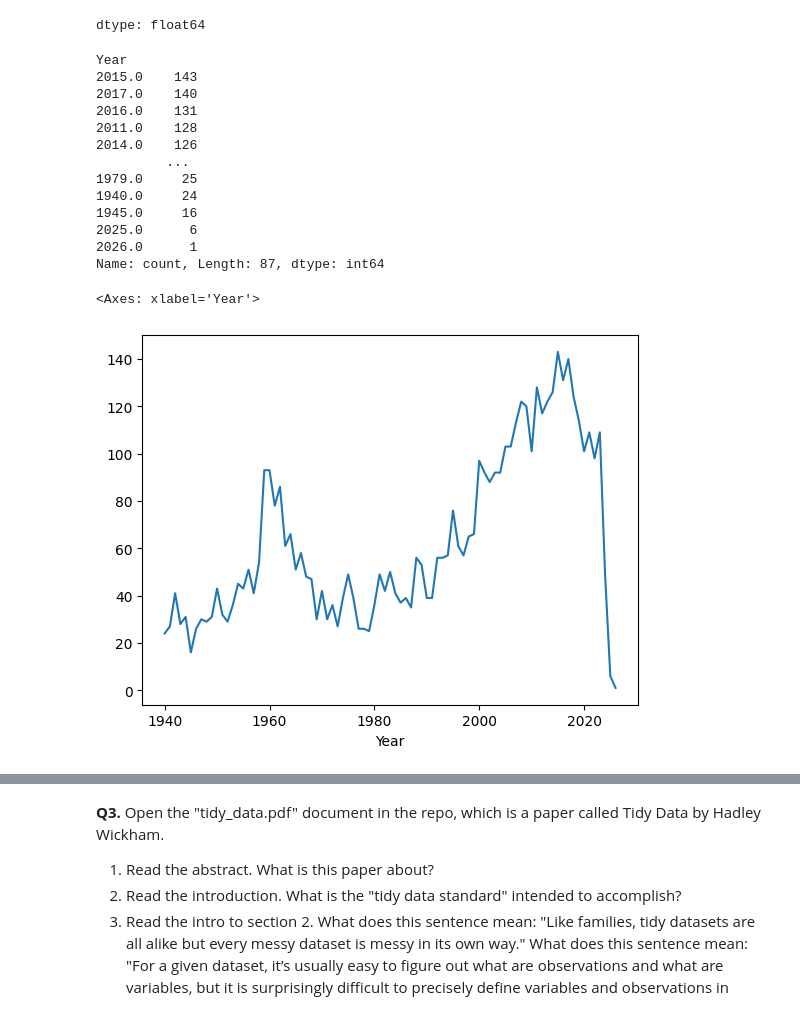
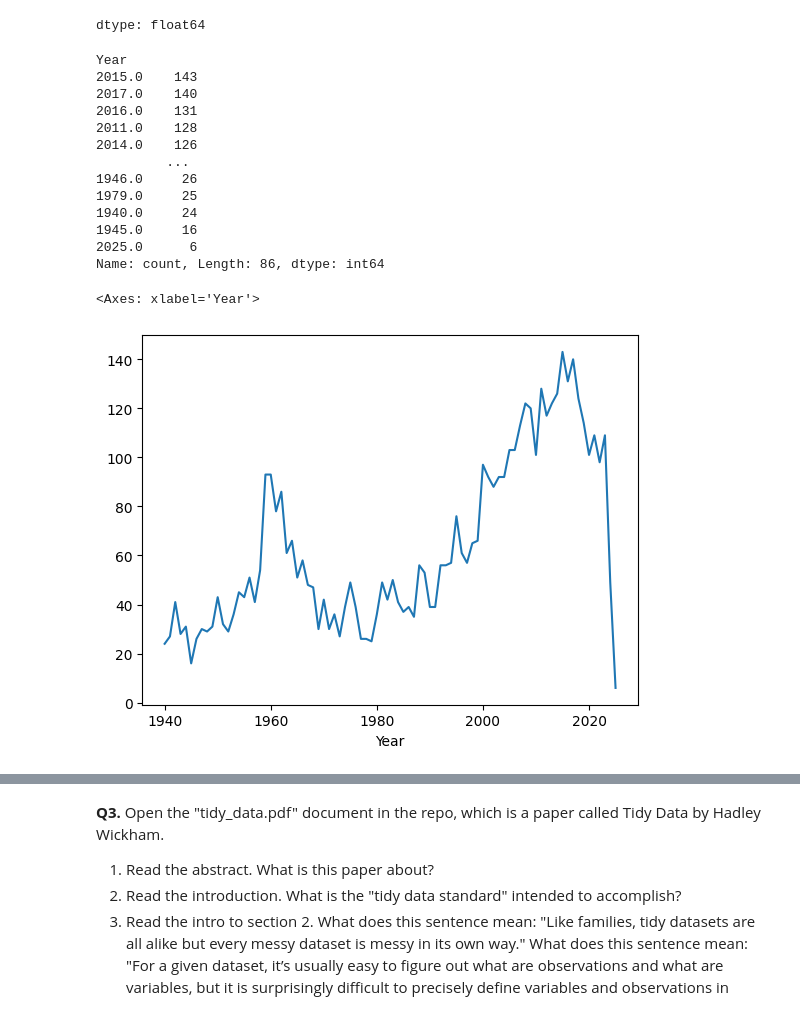
Before and after one commit to KaranRawatUVA/wrangling, a Jupyter notebook: assignment/assignment.ipynb, the cells around one changed output, grey strips where cells are left out. Saved outputs shown, nothing was run; the diff lists cells and outputs as text; code cells hidden in the pictures.

```diff
--- a/assignment/assignment.ipynb
+++ b/assignment/assignment.ipynb
@@ -48,7 +52,7 @@ updated = updated[updated['Year'] != 2026] #gets rid of 2026 because that has no
 # %%
 # Filter the rows to focus on attacks since 1940.
-updated = updated[updated['Year'] >= 1940]
-updated['Year'].describe()
+updated_filtered = updated[updated['Year'] >= 1940]
+updated_filtered['Year'].describe()
 # %% [output]
 |  | Year |
 | count | 5457.000000 |
@@ -63,29 +67,29 @@ dtype: float64
 # %%
 # Are attacks increasing, decreasing, or remaining constant over time?
 
-year_counts = updated['Year'].value_counts()
+year_counts = updated_filtered['Year'].value_counts()
 print(year_counts)
 year_counts = year_counts.sort_index()
 
 year_counts.head()
 year_counts.plot(x='Year', y='', kind='line')
 
 
-# Attacks seem to be increasing over time. There is a dip in 2025/2026 because those full years have not happened yet.
+# Attacks seem to be increasing over time. There is a dip in 2025 because those full years have not happened yet.
 # 1960s have a huge spike but overall it seems attacks have increased over time
 # %% [output]
 Year
 2015.0    143
 2017.0    140
 2016.0    131
 2011.0    128
 2014.0    126
          ...
+1946.0     26
 1979.0     25
 1940.0     24
 1945.0     16
 2025.0      6
-2026.0      1
-Name: count, Length: 87, dtype: int64
+Name: count, Length: 86, dtype: int64
 <Axes: xlabel='Year'>
-[figure, old version]
+[figure, new version]
```
Also changed, not shown: parts of 8 cells of this notebook.
